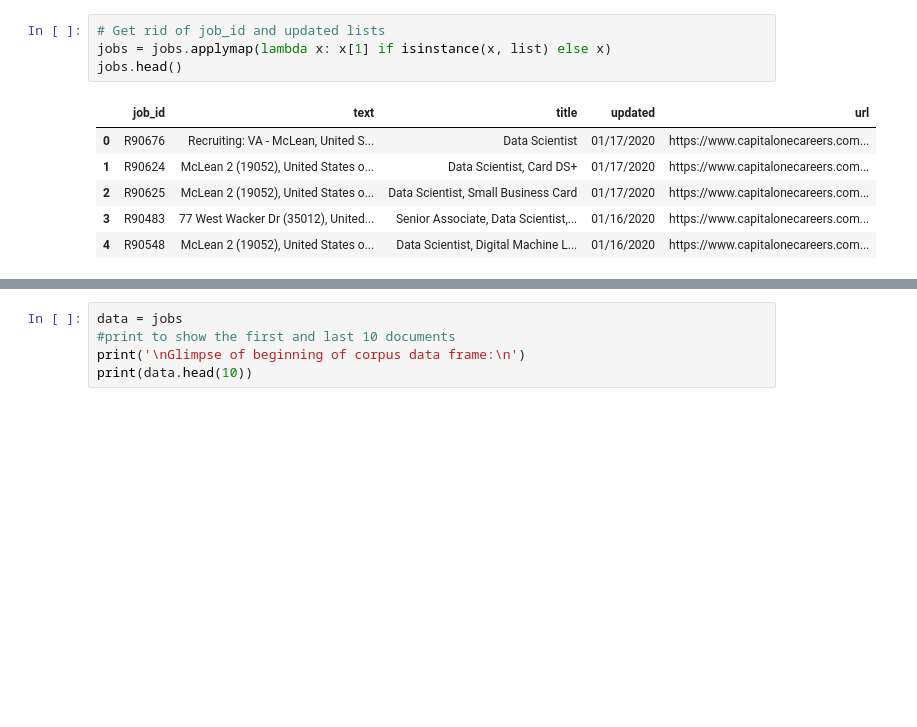
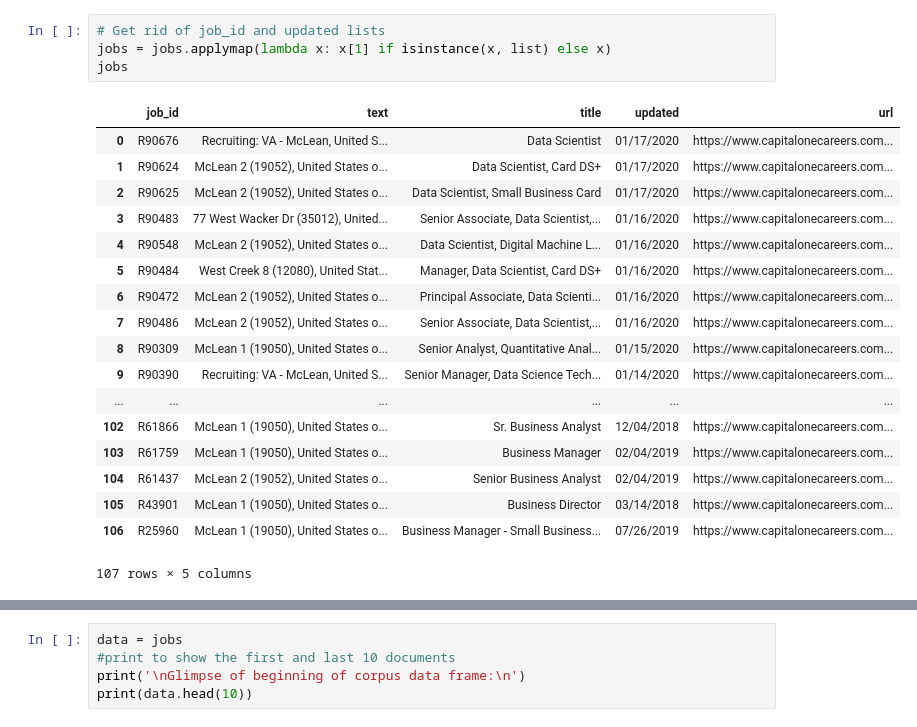
Before and after one commit to martonik/NLP---Text-Analysis, a Jupyter notebook: Text Analysis - Capital One Job Postings.ipynb, the cells around one changed output, grey strips where cells are left out. Saved outputs shown, nothing was run; the diff lists cells and outputs as text; blank space fills up the shorter version.

```diff
--- a/Text Analysis - Capital One Job Postings.ipynb
+++ b/Text Analysis - Capital One Job Postings.ipynb
@@ -50,14 +78,26 @@ jobs.head()
 # %%
 # Get rid of job_id and updated lists
 jobs = jobs.applymap(lambda x: x[1] if isinstance(x, list) else x)
-jobs.head()
+jobs
 # %% [output]
 |  | job_id | text | title | updated | url |
 | 0 | R90676 | Recruiting: VA - McLean, United S... | Data Scientist | 01/17/2020 | https://www.capitalonecareers.com... |
 | 1 | R90624 | McLean 2 (19052), United States o... | Data Scientist, Card DS+ | 01/17/2020 | https://www.capitalonecareers.com... |
 | 2 | R90625 | McLean 2 (19052), United States o... | Data Scientist, Small Business Card | 01/17/2020 | https://www.capitalonecareers.com... |
 | 3 | R90483 | 77 West Wacker Dr (35012), United... | Senior Associate, Data Scientist,... | 01/16/2020 | https://www.capitalonecareers.com... |
 | 4 | R90548 | McLean 2 (19052), United States o... | Data Scientist, Digital Machine L... | 01/16/2020 | https://www.capitalonecareers.com... |
+| 5 | R90484 | West Creek 8 (12080), United Stat... | Manager, Data Scientist, Card DS+ | 01/16/2020 | https://www.capitalonecareers.com... |
+| 6 | R90472 | McLean 2 (19052), United States o... | Principal Associate, Data Scienti... | 01/16/2020 | https://www.capitalonecareers.com... |
+| 7 | R90486 | McLean 2 (19052), United States o... | Senior Associate, Data Scientist,... | 01/16/2020 | https://www.capitalonecareers.com... |
+| 8 | R90309 | McLean 1 (19050), United States o... | Senior Analyst, Quantitative Anal... | 01/15/2020 | https://www.capitalonecareers.com... |
+| 9 | R90390 | Recruiting: VA - McLean, United S... | Senior Manager, Data Science Tech... | 01/14/2020 | https://www.capitalonecareers.com... |
+| ... | ... | ... | ... | ... | ... |
+| 102 | R61866 | McLean 1 (19050), United States o... | Sr. Business Analyst | 12/04/2018 | https://www.capitalonecareers.com... |
+| 103 | R61759 | McLean 1 (19050), United States o... | Business Manager | 02/04/2019 | https://www.capitalonecareers.com... |
+| 104 | R61437 | McLean 2 (19052), United States o... | Senior Business Analyst | 02/04/2019 | https://www.capitalonecareers.com... |
+| 105 | R43901 | McLean 1 (19050), United States o... | Business Director | 03/14/2018 | https://www.capitalonecareers.com... |
+| 106 | R25960 | McLean 1 (19050), United States o... | Business Manager - Small Business... | 07/26/2019 | https://www.capitalonecareers.com... |
+107 rows × 5 columns
 # %%
 #### Word cloud of job titles ####
 from wordcloud import WordCloud, STOPWORDS
```
Also changed, not shown: parts of 96 cells of this notebook.
